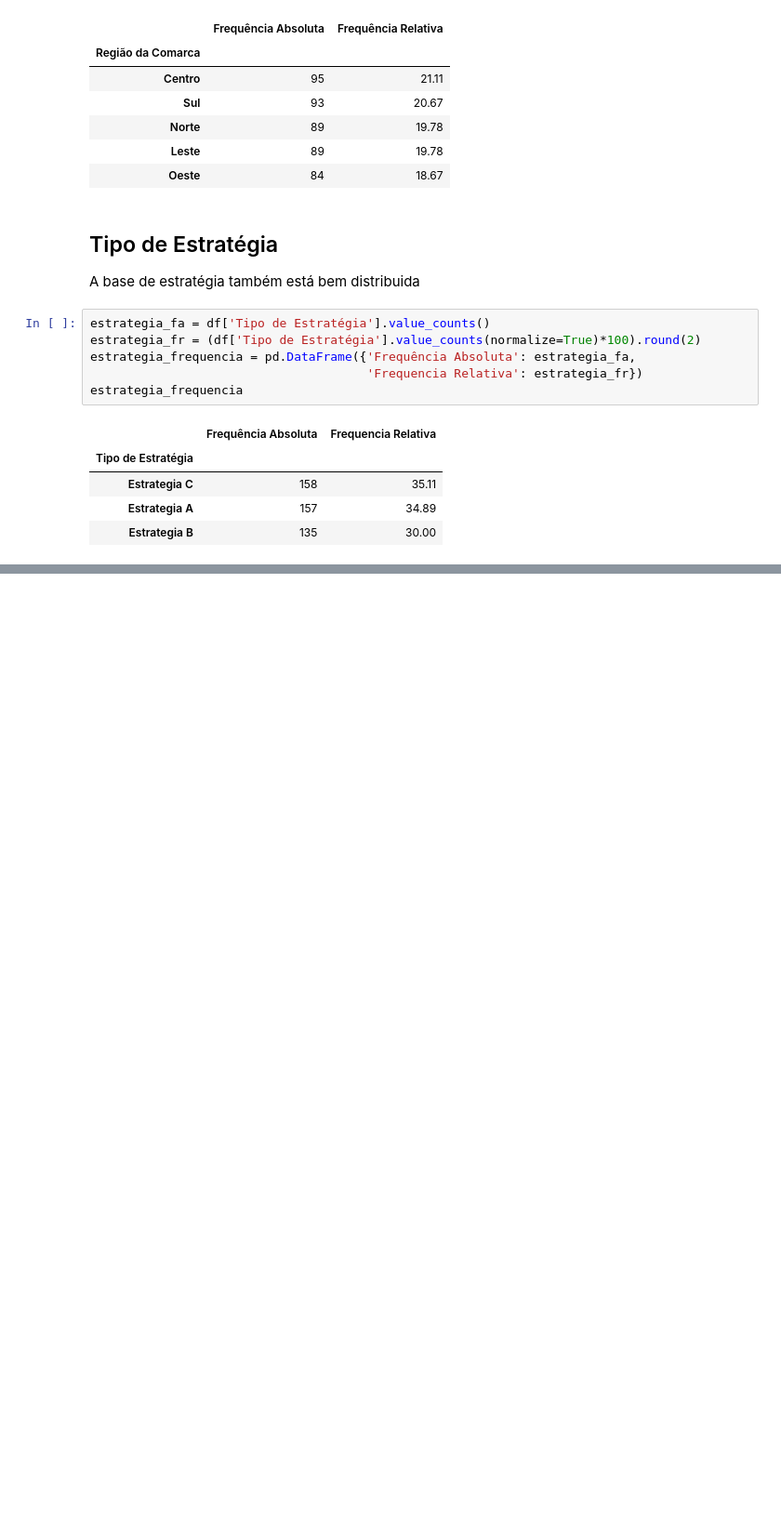
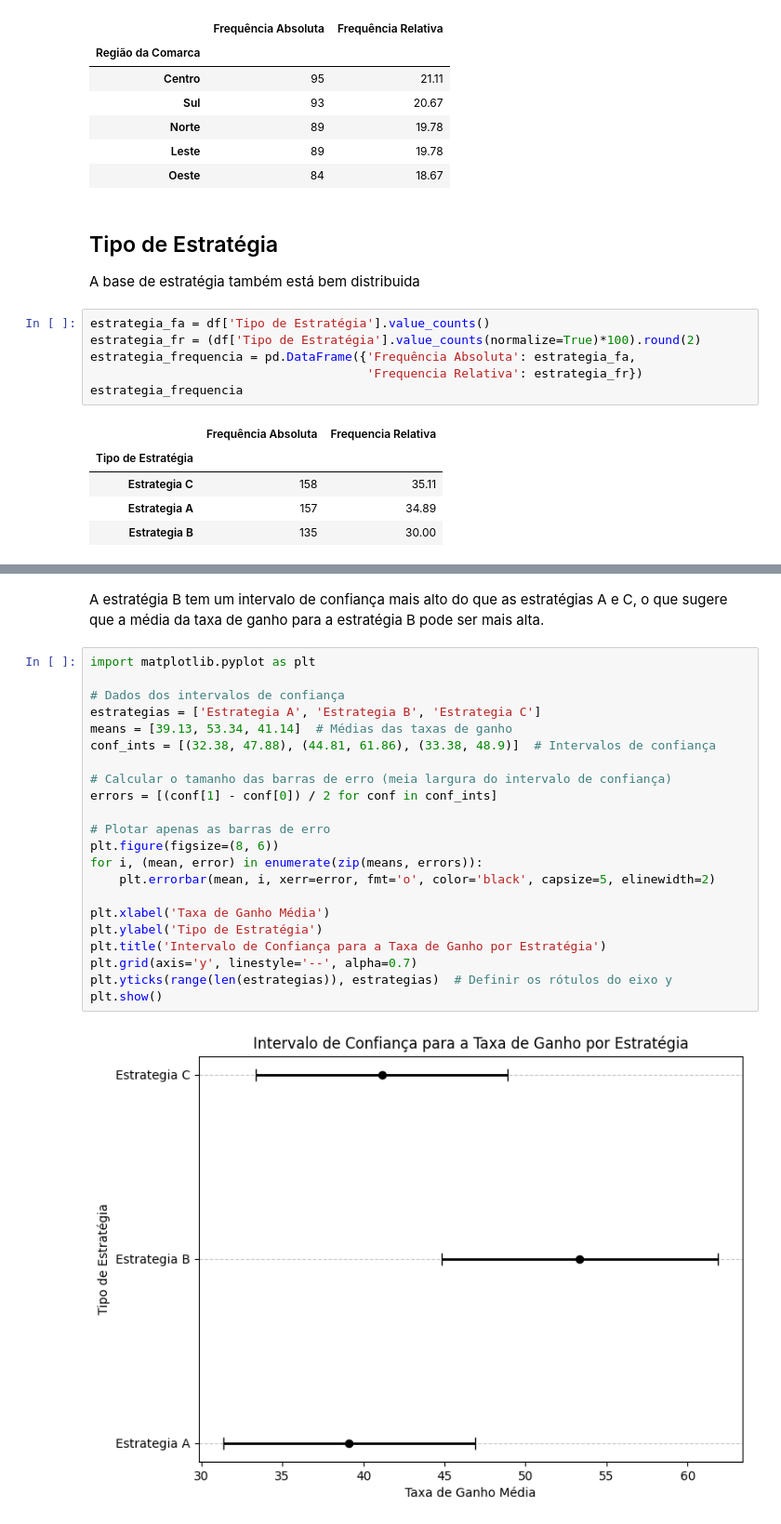
Before and after one commit to ben-hurs/custos-judiciais, a Jupyter notebook: nootebook.ipynb, the cells around one changed output, grey strips where cells are left out. Shown at 93% size. Cells and saved outputs as stored; diff of their text form; blank space fills up the shorter version.

Commit message:
intervalos de confiança

```diff
--- a/nootebook.ipynb
+++ b/nootebook.ipynb
@@ -157,0 +207,26 @@ len(df['Valor Indenização'])
+# %% [markdown]
+A estratégia B tem um intervalo de confiança mais alto do que as estratégias A e C, o que sugere que a média da taxa de ganho para a estratégia B pode ser mais alta.
+# %%
+import matplotlib.pyplot as plt
+
+# Dados dos intervalos de confiança
+estrategias = ['Estrategia A', 'Estrategia B', 'Estrategia C']
+means = [39.13, 53.34, 41.14]  # Médias das taxas de ganho
+conf_ints = [(32.38, 47.88), (44.81, 61.86), (33.38, 48.9)]  # Intervalos de confiança
+
+# Calcular o tamanho das barras de erro (meia largura do intervalo de confiança)
+errors = [(conf[1] - conf[0]) / 2 for conf in conf_ints]
+
+# Plotar apenas as barras de erro
+plt.figure(figsize=(8, 6))
+for i, (mean, error) in enumerate(zip(means, errors)):
+    plt.errorbar(mean, i, xerr=error, fmt='o', color='black', capsize=5, elinewidth=2)
+
+plt.xlabel('Taxa de Ganho Média')
+plt.ylabel('Tipo de Estratégia')
+plt.title('Intervalo de Confiança para a Taxa de Ganho por Estratégia')
+plt.grid(axis='y', linestyle='--', alpha=0.7)
+plt.yticks(range(len(estrategias)), estrategias)  # Definir os rótulos do eixo y
+plt.show()
+# %% [output]
+[figure, added]
```
Also changed, not shown: parts of 12 cells of this notebook.
